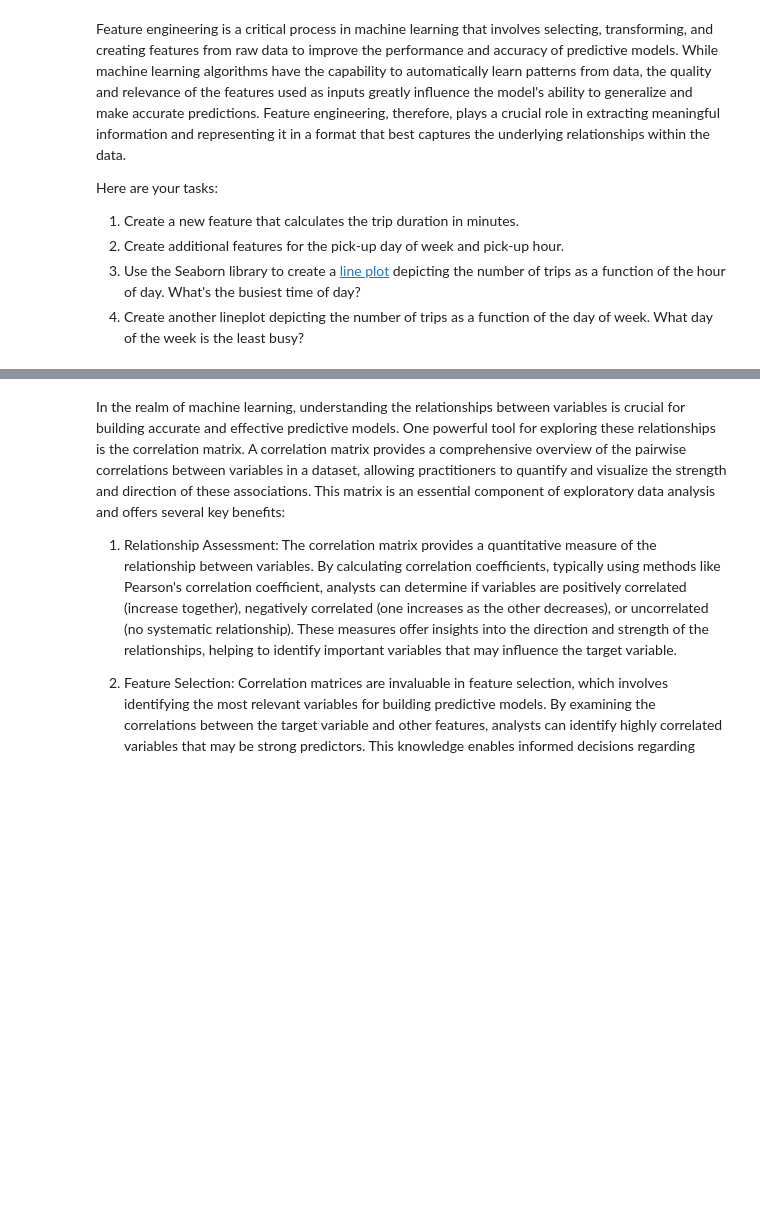
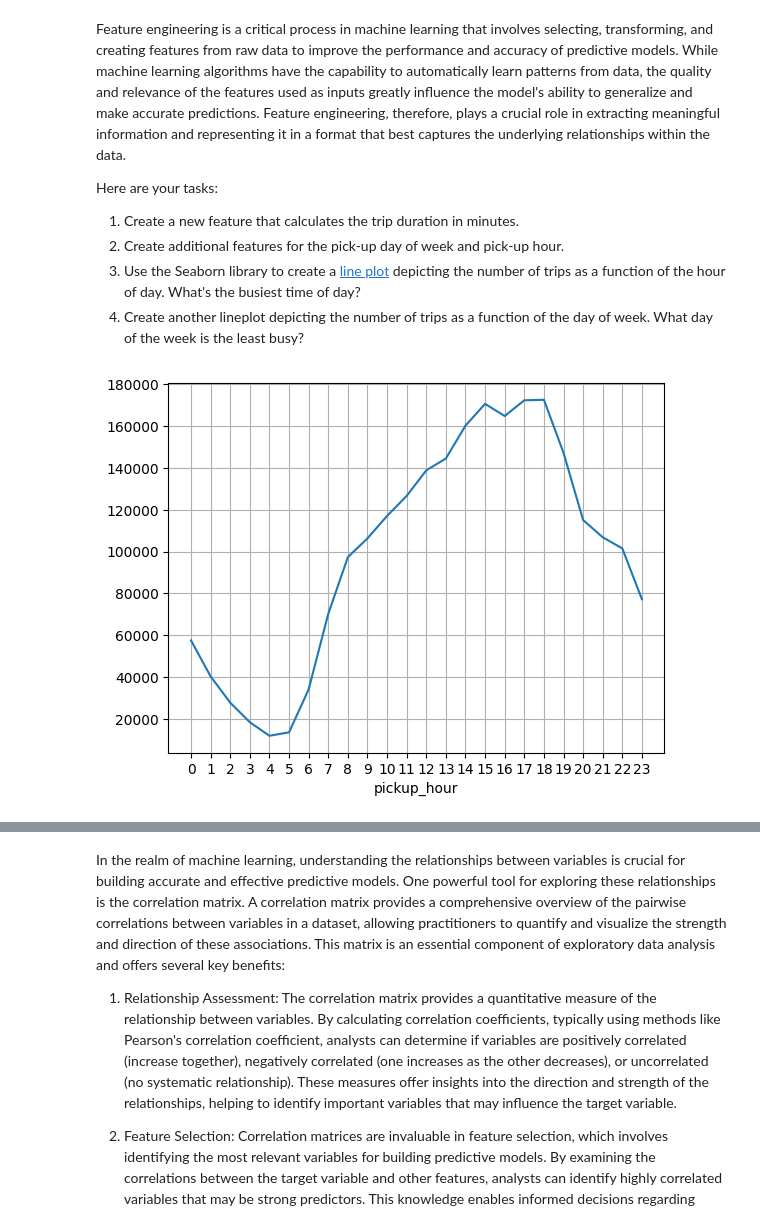
Before and after one commit to smyazdani/ucsd_ml-ai_bootcamp, a Jupyter notebook: Student_MLE_MiniProject_EDA.ipynb, the cells around one changed output, grey strips where cells are left out. Cells and saved outputs as stored; diff of their text form; code cells hidden in the pictures; blank space fills up the shorter version.

```diff
--- a/Student_MLE_MiniProject_EDA.ipynb
+++ b/Student_MLE_MiniProject_EDA.ipynb
@@ -194,6 +171,16 @@ Here are your tasks:
   4. Create another lineplot depicting the number of trips as a function of the day of week. What day of the week is the least busy?
 # %%
 # Create a new column for trip duration in minutes
+trips_2201_df['trip_duration'] = (trips_2201_df['tpep_dropoff_datetime'] - trips_2201_df['tpep_pickup_datetime']).dt.total_seconds() / 60
 # %%
 # Create new columns for pickup hour and day of week
+trips_2201_df['pickup_hour'] = trips_2201_df['tpep_pickup_datetime'].dt.hour
+trips_2201_df['pickup_day_of_week'] = trips_2201_df['tpep_pickup_datetime'].dt.day_of_week
+# %%
+# Create a lineplot displaying the number of trips by pickup hour
+number_of_trips_by_hours = trips_2201_df.groupby(['pickup_hour']).size()
+number_of_trips_by_hours.plot(kind='line', grid=True, xticks=range(0, 24, 1))
+plt.show()
+# %% [output]
+[figure, added]
 # %%
```
Also changed, not shown: parts of 12 cells of this notebook.
